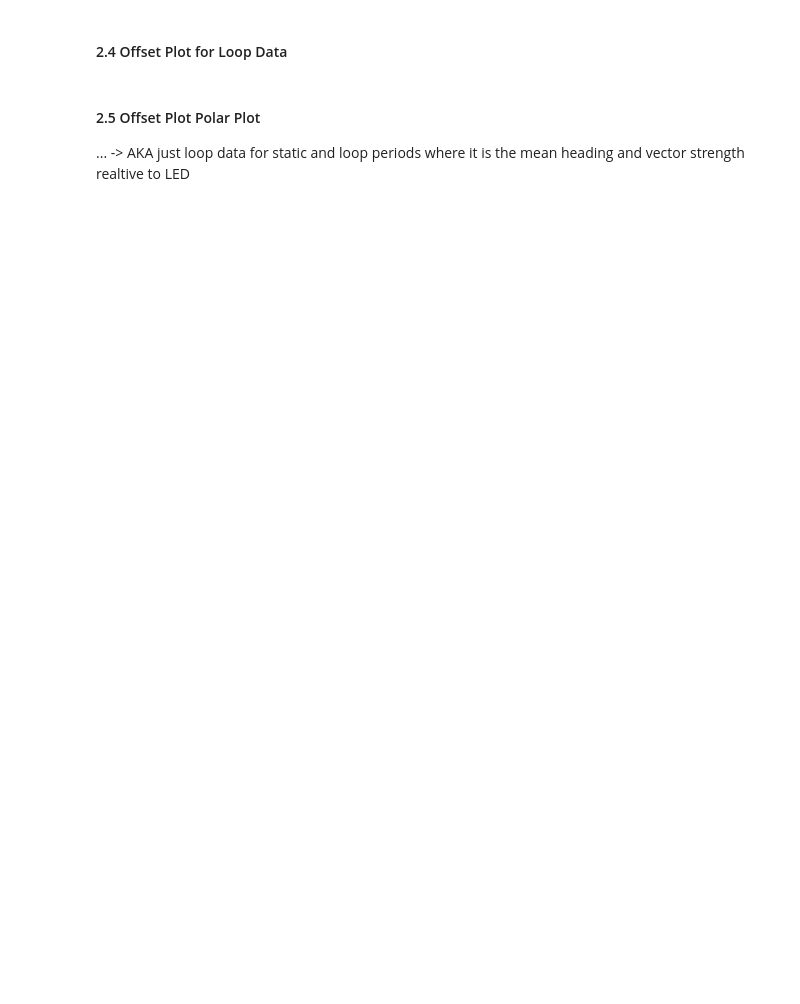
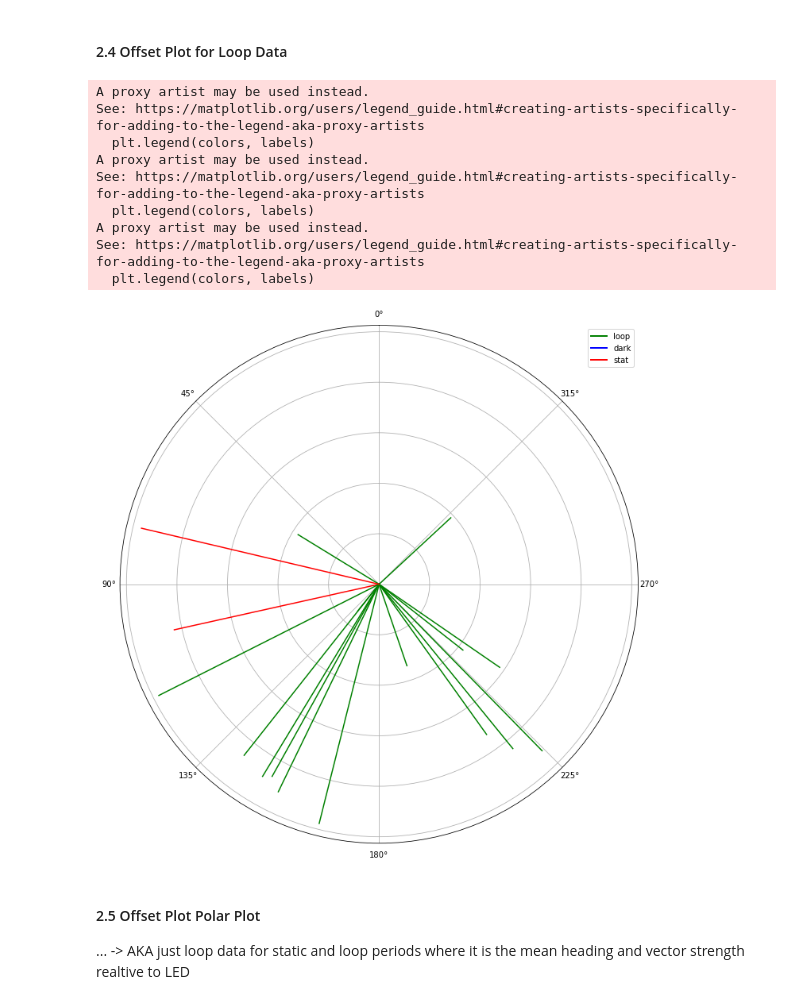
Before and after one commit to warren-lab/flyplot, a Jupyter notebook: Magno_Compare/magno_compare.ipynb, the cells around one changed output. Cells and saved outputs as stored; diff of their text form; code cells hidden in the pictures; blank space fills up the shorter version.

```diff
--- a/Magno_Compare/magno_compare.ipynb
+++ b/Magno_Compare/magno_compare.ipynb
@@ -285,3 +276,47 @@ plt.savefig('figs/female_subgroup_data_plot.png',facecolor = 'white')
+# %%
+fig = plt.figure(figsize = (12,12))
+ax = fig.add_subplot(projection = 'polar')
+colors = ['g','b','r']
+labels = ['loop','dark','stat']
+label_color =[["loop",'g'],['dark','b'],['static','r']]
+label = ''
+color = ''
+for count, k in enumerate(sub_groups):
+    for name_idx in range(len(labels)):
+        if labels[name_idx] in k:
+            idx = name_idx
+            color = label_color[name_idx][1]
+
+
+    start_f = fem_dict_loop[k][0]
+    end_f = fem_dict_loop[k][1]
+    vec_str , mean_drxn = polarplt.calc_mean_and_vector_strength(df_fem_loop['fly heading'][start_f:end_f]-df_fem_loop['led angle'][start_f:end_f])
+    # print(f"Female Fly Data {df_fem_dat['delta-t'].loc[start_f]}-{df_fem_dat['delta-t'][end_f]}:")
+    # print('Vector Strength:',vec_str,'\t','Mean Direction:',mean_drxn,'rads',np.rad2deg(mean_drxn),'degrees')
+    # plt.polar(mean_drxn,vec_str,marker = 'o')
+    ax.plot((0,mean_drxn),(0,vec_str), color = color,label = labels[name_idx])
+    ax.set_yticklabels([])
+plt.legend(colors, labels)
+# print(leg.legend_handles)
+# leg.legendHandles[0].set_color('green')
+# leg.legendHandles[1].set_color('blue')
+# leg.legendHandles[2].set_color('red')
+legend_elements = [Line2D([0], [0], color=color, lw=2, label=label) for color, label in zip(colors, labels)]
+ax.legend(handles = legend_elements)
+ax.set_theta_zero_location("N")
+plt.savefig('figs/polar_plot_loop.svg',facecolor = 'white')
+plt.show()
+# %% [output]
+A proxy artist may be used instead.
+See: https://matplotlib.org/users/legend_guide.html#creating-artists-specifically-for-adding-to-the-legend-aka-proxy-artists
+  plt.legend(colors, labels)
+A proxy artist may be used instead.
+See: https://matplotlib.org/users/legend_guide.html#creating-artists-specifically-for-adding-to-the-legend-aka-proxy-artists
+  plt.legend(colors, labels)
+A proxy artist may be used instead.
+See: https://matplotlib.org/users/legend_guide.html#creating-artists-specifically-for-adding-to-the-legend-aka-proxy-artists
+  plt.legend(colors, labels)
+[figure, added]
 # %% [markdown]
 #### 2.5 Offset Plot Polar Plot
 ... -> AKA just loop data for static and loop periods where it is the mean heading and vector strength realtive to LED
```
Also changed, not shown: parts of 4 cells of this notebook, 3 other files.
